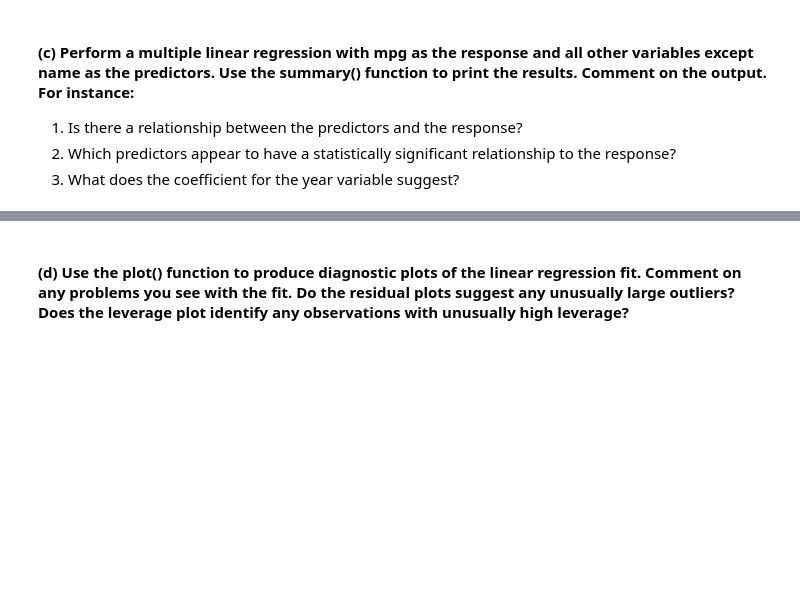
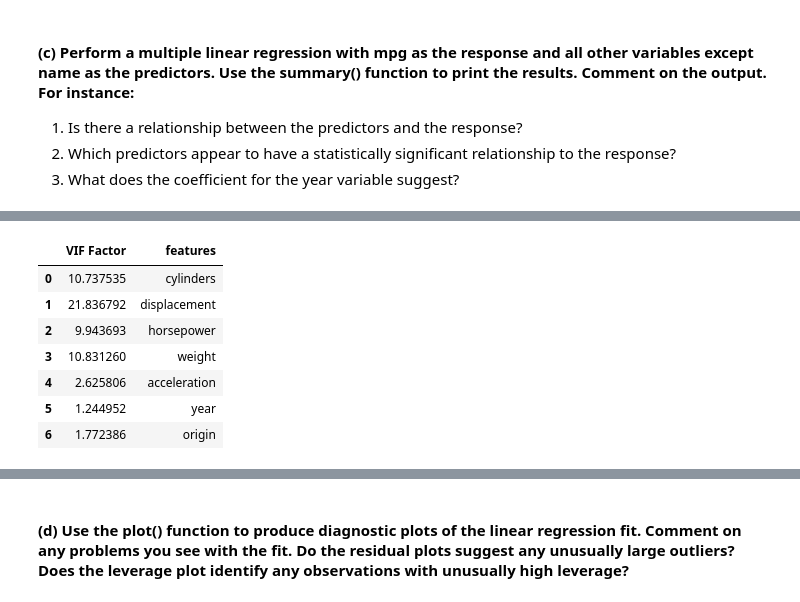
Before and after one commit to balintalfoldy/ISLR_python_AB, a Jupyter notebook: Notebooks/ch3_linear_regression_applied.ipynb, the cells around one changed output, grey strips where cells are left out. Cells and saved outputs as stored; diff of their text form; code cells hidden in the pictures; blank space fills up the shorter version.

```diff
--- a/Notebooks/ch3_linear_regression_applied.ipynb
+++ b/Notebooks/ch3_linear_regression_applied.ipynb
@@ -229,6 +233,12 @@ The diagnostic plots show residuals in four different ways:
 * Based on the Q-Q plot, which follows a roughly straight line, the normal distribution can be assumed.
 * The heteroskedasticity can be identified with the scale-location plot too.
 * Outliers and high leverage points can be identified using the residula vs leverage plot. Points with absolute studentized residual value greater, than 3 may be considered as an outlier (in this case, two datapoints may be outliers). High leverage points appear at the far right side of the plot. Also, few high leverage points can be identified in the example.
+# %%
+def centerize(series):
+    return (series - series.mean())
+
+def standardize(series):
+    return (series - series.mean()) / series.std(ddof=0)
 # %% [markdown]
 ### Q9. This question involves the use of multiple linear regression on the Auto data set.
 # %% [markdown]
@@ -297,0 +309,6 @@ strong multicollinearity or other numerical problems.
+# %%
+def centerize(series):
+    return (series - series.mean())
+
+def standardize(series):
+    return (series - series.mean()) / series.std()
@@ -306,0 +409,16 @@ iii. What does the coefficient for the year variable suggest?
+# %%
+X1_ml_cent = centerize(X1_ml)
+# Creating a dataframe of Variance inflation factors
+vif = pd.DataFrame()
+vif["VIF Factor"] = [variance_inflation_factor(X1_ml_cent.values, i) for i in range(X1_ml_cent.shape[1])]
+vif["features"] = X1_ml_cent.columns
+vif
+# %% [output]
+|  | VIF Factor | features |
+| 0 | 10.737535 | cylinders |
+| 1 | 21.836792 | displacement |
+| 2 | 9.943693 | horsepower |
+| 3 | 10.831260 | weight |
+| 4 | 2.625806 | acceleration |
+| 5 | 1.244952 | year |
+| 6 | 1.772386 | origin |
```
Also changed, not shown: parts of 17 cells of this notebook.
